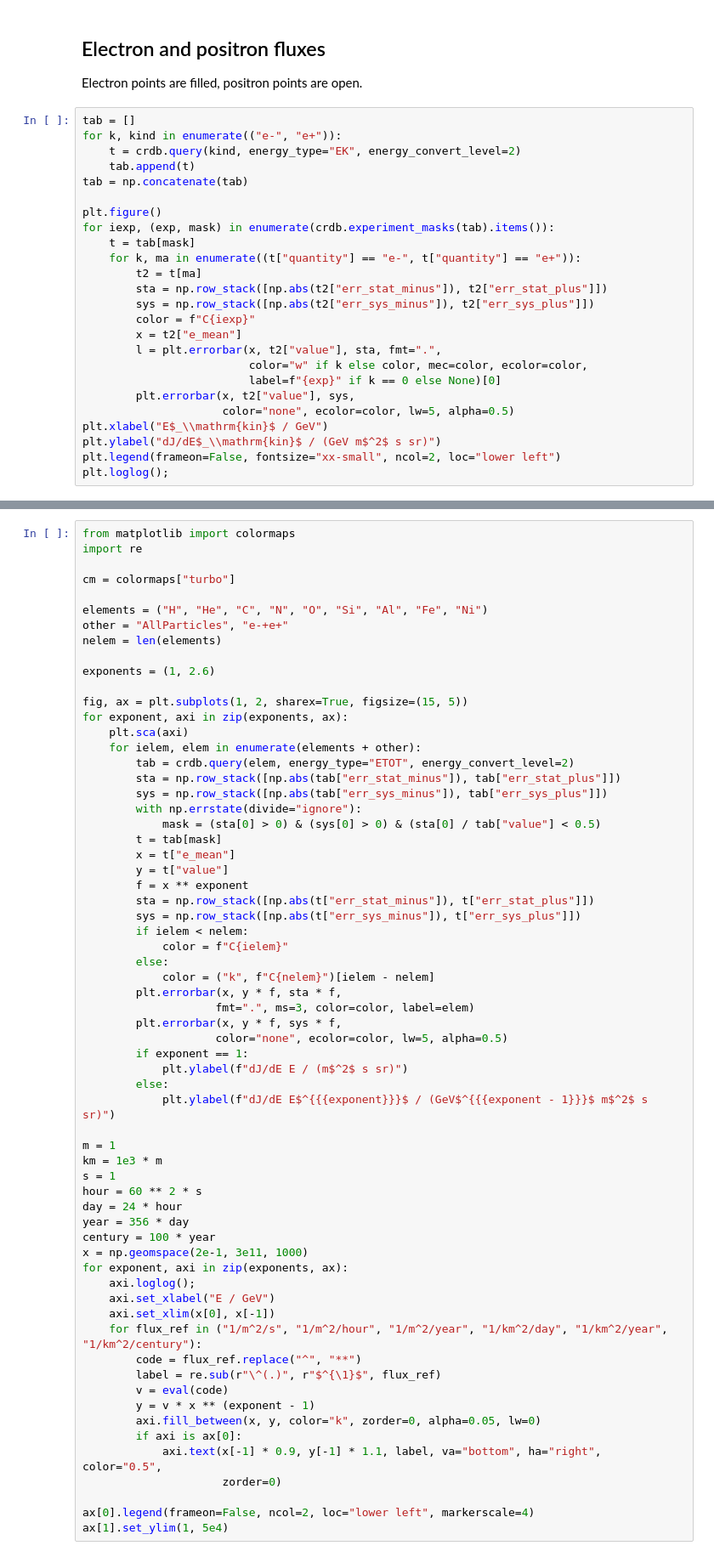
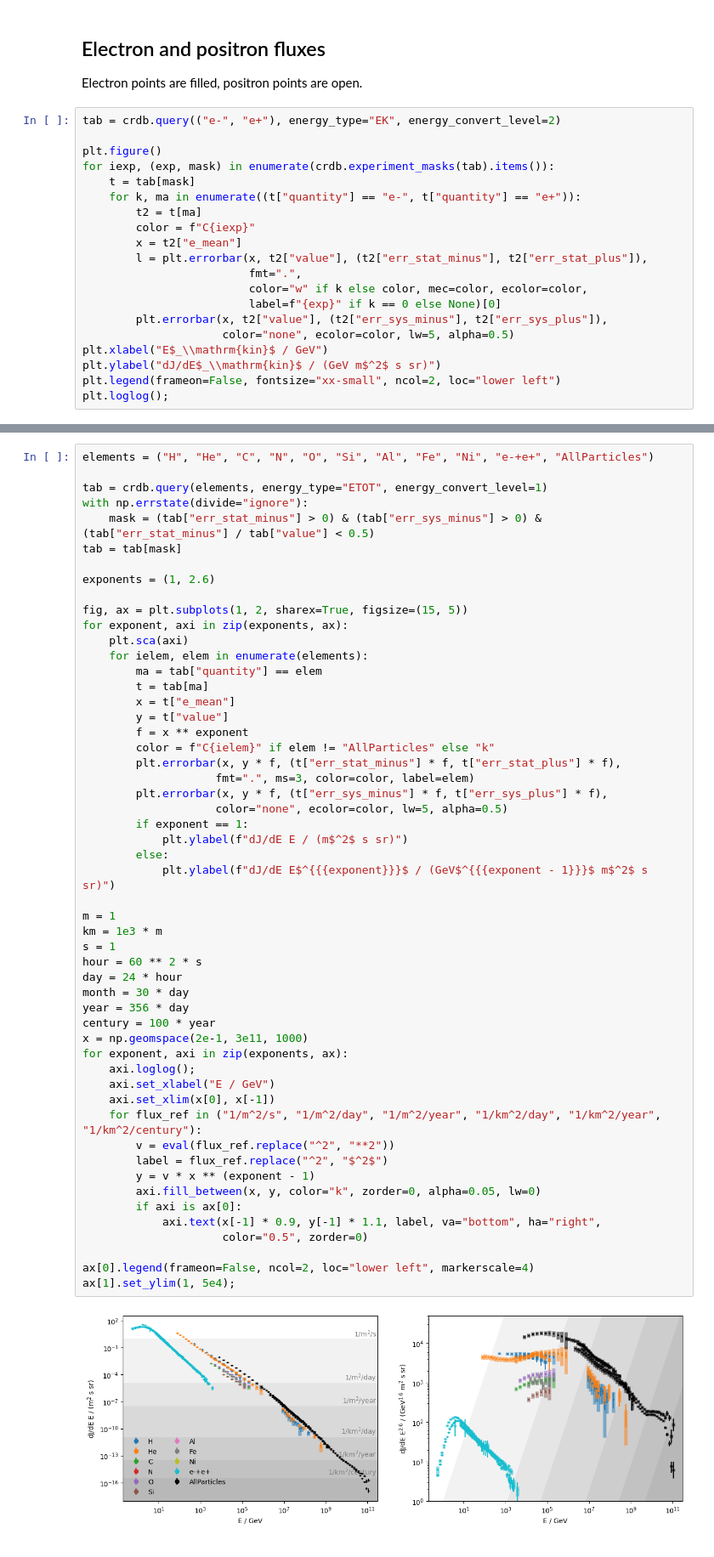
Before and after one commit to crdb-project/tutorial, a Jupyter notebook: gallery.ipynb, the cells around one changed output, grey strips where cells are left out. Shown at 85% size. Drawn from its saved outputs; the diff is of its cells as text.

Commit message:
more plots

```diff
--- a/gallery.ipynb
+++ b/gallery.ipynb
@@ -54,25 +76,20 @@ plt.loglog();
 
 Electron points are filled, positron points are open.
 # %%
-tab = []
-for k, kind in enumerate(("e-", "e+")):
-    t = crdb.query(kind, energy_type="EK", energy_convert_level=2)
-    tab.append(t)
-tab = np.concatenate(tab)
+tab = crdb.query(("e-", "e+"), energy_type="EK", energy_convert_level=2)
 
 plt.figure()
 for iexp, (exp, mask) in enumerate(crdb.experiment_masks(tab).items()):
     t = tab[mask]
     for k, ma in enumerate((t["quantity"] == "e-", t["quantity"] == "e+")):
         t2 = t[ma]
-        sta = np.row_stack([np.abs(t2["err_stat_minus"]), t2["err_stat_plus"]])
-        sys = np.row_stack([np.abs(t2["err_sys_minus"]), t2["err_sys_plus"]])
         color = f"C{iexp}"
         x = t2["e_mean"]
-        l = plt.errorbar(x, t2["value"], sta, fmt=".",
+        l = plt.errorbar(x, t2["value"], (t2["err_stat_minus"], t2["err_stat_plus"]),
+                         fmt=".",
                          color="w" if k else color, mec=color, ecolor=color,
                          label=f"{exp}" if k == 0 else None)[0]
-        plt.errorbar(x, t2["value"], sys,
+        plt.errorbar(x, t2["value"], (t2["err_sys_minus"], t2["err_sys_plus"]),
                      color="none", ecolor=color, lw=5, alpha=0.5)
 plt.xlabel("E$_\\mathrm{kin}$ / GeV")
 plt.ylabel("dJ/dE$_\\mathrm{kin}$ / (GeV m$^2$ s sr)")
@@ -91,64 +129,55 @@ The plot on the left-hand side shows the original flux, while the flux is scaled
 # %%
-from matplotlib import colormaps
-import re
+elements = ("H", "He", "C", "N", "O", "Si", "Al", "Fe", "Ni", "e-+e+", "AllParticles")
 
-cm = colormaps["turbo"]
-
-elements = ("H", "He", "C", "N", "O", "Si", "Al", "Fe", "Ni")
-other = "AllParticles", "e-+e+"
-nelem = len(elements)
+tab = crdb.query(elements, energy_type="ETOT", energy_convert_level=1)
+with np.errstate(divide="ignore"):
+    mask = (tab["err_stat_minus"] > 0) & (tab["err_sys_minus"] > 0) & (tab["err_stat_minus"] / tab["value"] < 0.5)
+tab = tab[mask]
 
 exponents = (1, 2.6)
 
 fig, ax = plt.subplots(1, 2, sharex=True, figsize=(15, 5))
 for exponent, axi in zip(exponents, ax):
     plt.sca(axi)
-    for ielem, elem in enumerate(elements + other):
-        tab = crdb.query(elem, energy_type="ETOT", energy_convert_level=2)
-        sta = np.row_stack([np.abs(tab["err_stat_minus"]), tab["err_stat_plus"]])
-        sys = np.row_stack([np.abs(tab["err_sys_minus"]), tab["err_sys_plus"]])
-        with np.errstate(divide="ignore"):
-            mask = (sta[0] > 0) & (sys[0] > 0) & (sta[0] / tab["value"] < 0.5)
-        t = tab[mask]
+    for ielem, elem in enumerate(elements):
+        ma = tab["quantity"] == elem
+        t = tab[ma]
         x = t["e_mean"]
         y = t["value"]
         f = x ** exponent
-        sta = np.row_stack([np.abs(t["err_stat_minus"]), t["err_stat_plus"]])
-        sys = np.row_stack([np.abs(t["err_sys_minus"]), t["err_sys_plus"]])
-        if ielem < nelem:
-            color = f"C{ielem}"
-        else:
-            color = ("k", f"C{nelem}")[ielem - nelem]
-        plt.errorbar(x, y * f, sta * f,
+        color = f"C{ielem}" if elem != "AllParticles" else "k"
+        plt.errorbar(x, y * f, (t["err_stat_minus"] * f, t["err_stat_plus"] * f),
                     fmt=".", ms=3, color=color, label=elem)
-        plt.errorbar(x, y * f, sys * f,
+        plt.errorbar(x, y * f, (t["err_sys_minus"] * f, t["err_sys_plus"] * f),
                     color="none", ecolor=color, lw=5, alpha=0.5)
         if exponent == 1:
             plt.ylabel(f"dJ/dE E / (m$^2$ s sr)")
         else:
             plt.ylabel(f"dJ/dE E$^{{{exponent}}}$ / (GeV$^{{{exponent - 1}}}$ m$^2$ s sr)")
 
 m = 1
 km = 1e3 * m
 s = 1
 hour = 60 ** 2 * s
 day = 24 * hour
+month = 30 * day
 year = 356 * day
 century = 100 * year
 x = np.geomspace(2e-1, 3e11, 1000)
 for exponent, axi in zip(exponents, ax):
     axi.loglog();
     axi.set_xlabel("E / GeV")
     axi.set_xlim(x[0], x[-1])
-    for flux_ref in ("1/m^2/s", "1/m^2/hour", "1/m^2/year", "1/km^2/day", "1/km^2/year", "1/km^2/century"):
-        code = flux_ref.replace("^", "**")
-        label = re.sub(r"\^(.)", r"$^{\1}$", flux_ref)
-        v = eval(code)
+    for flux_ref in ("1/m^2/s", "1/m^2/day", "1/m^2/year", "1/km^2/day", "1/km^2/year", "1/km^2/century"):
+        v = eval(flux_ref.replace("^2", "**2"))
+        label = flux_ref.replace("^2", "$^2$")
         y = v * x ** (exponent - 1)
         axi.fill_between(x, y, color="k", zorder=0, alpha=0.05, lw=0)
         if axi is ax[0]:
-            axi.text(x[-1] * 0.9, y[-1] * 1.1, label, va="bottom", ha="right", color="0.5",
-                     zorder=0)
+            axi.text(x[-1] * 0.9, y[-1] * 1.1, label, va="bottom", ha="right",
+                     color="0.5", zorder=0)
 
 ax[0].legend(frameon=False, ncol=2, loc="lower left", markerscale=4)
-ax[1].set_ylim(1, 5e4)
+ax[1].set_ylim(1, 5e4);
+# %% [output]
+[figure, added]
```
Also changed, not shown: parts of 11 cells of this notebook.
